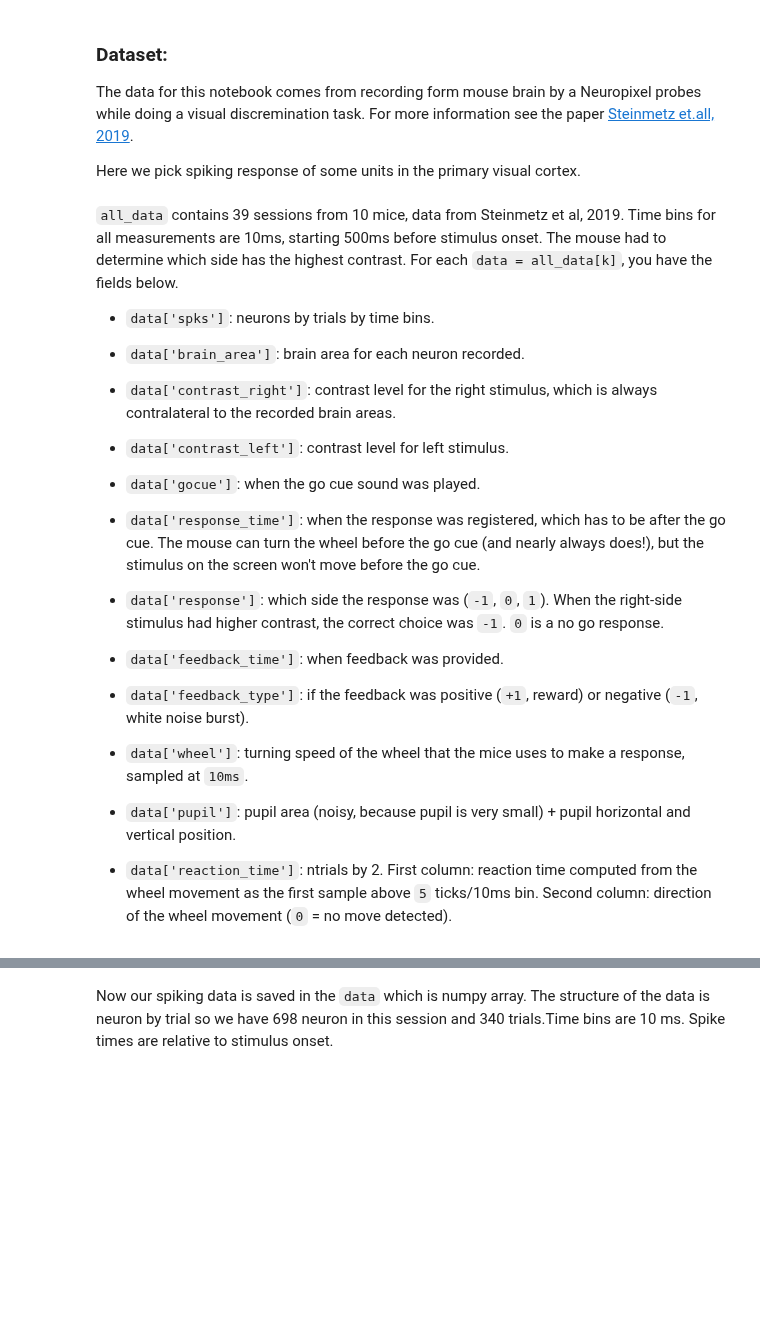
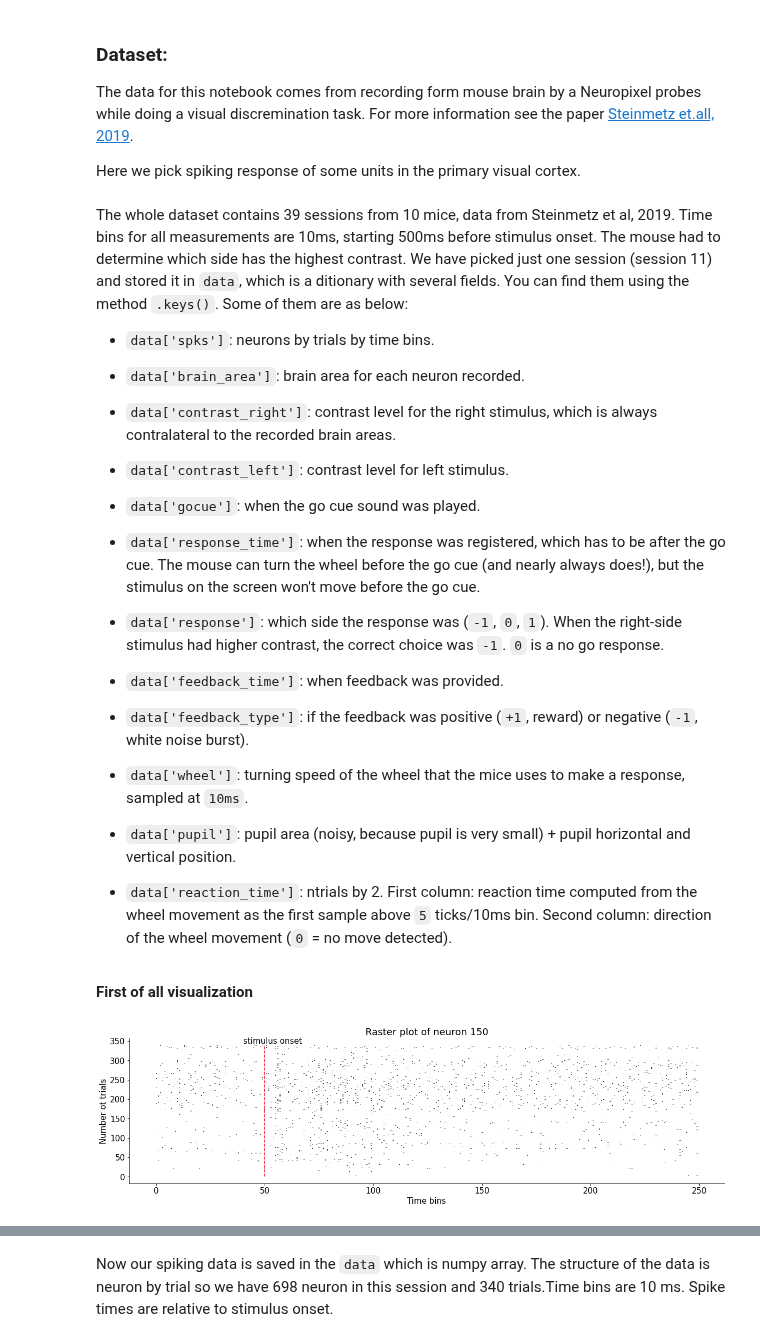
Before and after one commit to MiladQolami/Neural-Data-Analysis, a Jupyter notebook: SpikingVariablity/SpikingVariablity.ipynb, the cells around one changed output, grey strips where cells are left out. Saved outputs shown, nothing was run; the diff lists cells and outputs as text; code cells hidden in the pictures; blank space fills up the shorter version.

```diff
--- a/SpikingVariablity/SpikingVariablity.ipynb
+++ b/SpikingVariablity/SpikingVariablity.ipynb
@@ -47,10 +50,13 @@ if not os.path.isfile(fname):
 # %%
 # @title Data loading
 all_data = np.array([])
-all_data = np.load('steinmetz_part%d.npz',
-                            allow_pickle=True)['dat']
+for j in range(len(fname)):
+  all_data = np.hstack((all_data,
+                      np.load('steinmetz_part%d.npz'%j,
+                              allow_pickle=True)['dat']))
+data = all_data[11] # We only choose session 11 for our analysis, according to author this session has several units in visual cortex
 # %% [markdown]
-`all_data` contains 39 sessions from 10 mice, data from Steinmetz et al, 2019. Time bins for all measurements are 10ms, starting 500ms before stimulus onset. The mouse had to determine which side has the highest contrast. For each `data = all_data[k]`, you have the fields below.
+The whole dataset contains 39 sessions from 10 mice, data from Steinmetz et al, 2019. Time bins for all measurements are 10ms, starting 500ms before stimulus onset. The mouse had to determine which side has the highest contrast. We have picked just one session (session 11) and stored it in `data`, which is a ditionary with several fields. You can find them using the method `.keys()`. Some of them are as below:
 
 
 * `data['spks']`: neurons by trials by time bins.
@@ -66,5 +72,19 @@ all_data = np.load('steinmetz_part%d.npz',
 * `data['pupil']`: pupil area  (noisy, because pupil is very small) + pupil horizontal and vertical position.
 
 * `data['reaction_time']`: ntrials by 2. First column: reaction time computed from the wheel movement as the first sample above `5` ticks/10ms bin. Second column: direction of the wheel movement (`0` = no move detected).
-# %%
-data = all_data[12]
+# %% [markdown]
+**First of all visualization**
+# %%
+# @markdown Run this cell several times to see raster plot of different neuron in this session
+# Raster plot of random neuron
+neuron_n = data['spks'].shape[0]        # Number of neuron in this plot
+random_neuron = np.random.random_integers(neuron_n)     # Pick a random neuron
+fig, ax = plt.subplots()
+for trial_i in range(data['spks'][random_neuron].shape[0]):
+  ax.vlines(np.argwhere(data['spks'][random_neuron][trial_i,:]),trial_i,trial_i +1)
+ax.vlines(50,0,data['spks'][random_neuron].shape[0],linestyles='dashed',color = 'red')
+ax.set(xlabel = 'Time bins', ylabel = "Number ot trials",title=f'Raster plot of neuron {random_neuron}')
+plt.text(50 - 10,trial_i+5,'stimulus onset')
+plt.show()
+# %% [output]
+[figure, added]
```
Also changed, not shown: parts of 2 cells of this notebook.
